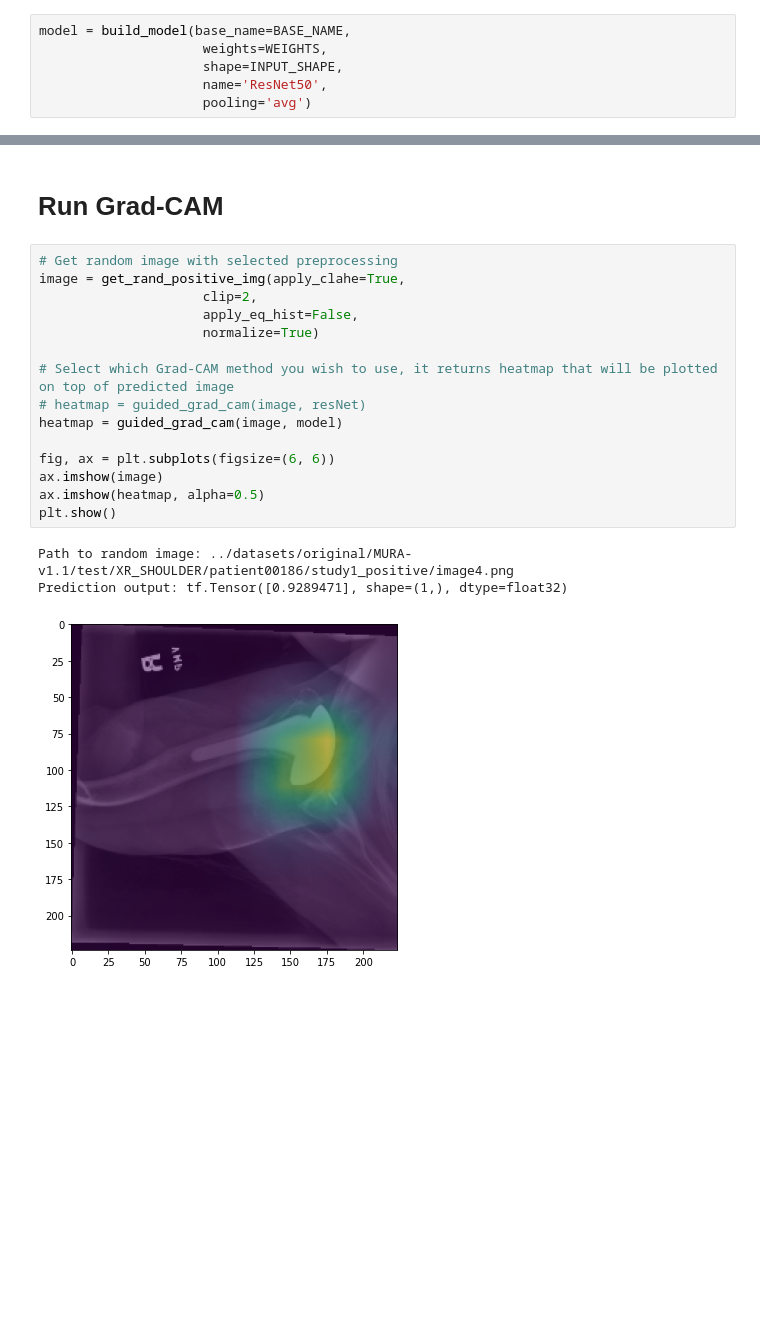
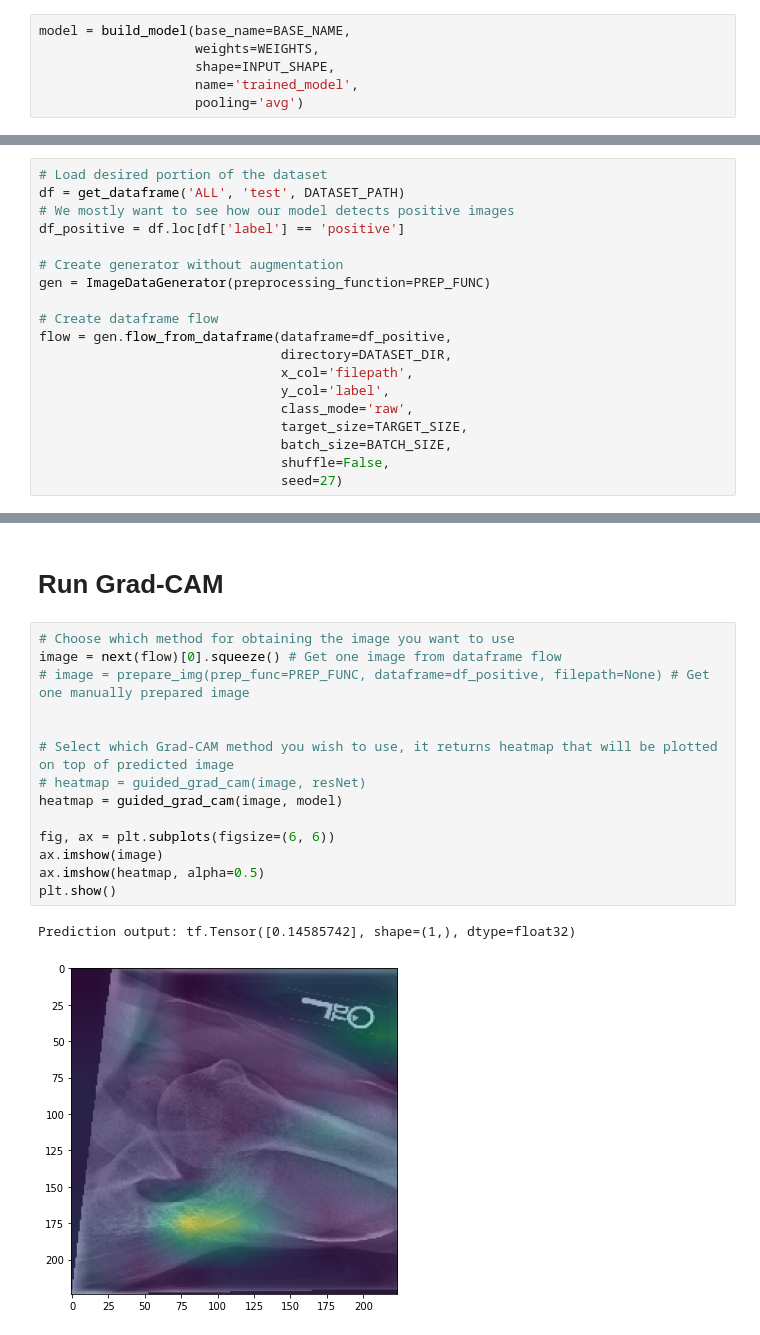
Before and after one commit to k4kTuS/BP_CNN, a Jupyter notebook: src/grad_cam.ipynb, the cells around one changed output, grey strips where cells are left out. Cells and saved outputs as stored; diff of their text form; blank space fills up the shorter version.

Commit message:
Use PIL image loading or generator in grad_cam.ipynb

```diff
--- a/src/grad_cam.ipynb
+++ b/src/grad_cam.ipynb
@@ -29,8 +41,8 @@ TARGET_SIZE = (224, 224) # Image target size, must match the model input
 The choice of model and weights is not limited, Grad-CAM methods are universal
 # %%
 model = build_model(base_name=BASE_NAME,
-                     weights=WEIGHTS,
-                     shape=INPUT_SHAPE,
-                     name='ResNet50',
-                     pooling='avg')
+                    weights=WEIGHTS,
+                    shape=INPUT_SHAPE,
+                    name='trained_model',
+                    pooling='avg')
 # %% [output]
@@ -80,0 +85,19 @@ def get_rand_positive_img(apply_clahe=False, clip=2, apply_eq_hist=False, normal
+# %%
+# Load desired portion of the dataset
+df = get_dataframe('ALL', 'test', DATASET_PATH)
+# We mostly want to see how our model detects positive images
+df_positive = df.loc[df['label'] == 'positive']
+
+# Create generator without augmentation
+gen = ImageDataGenerator(preprocessing_function=PREP_FUNC)
+
+# Create dataframe flow
+flow = gen.flow_from_dataframe(dataframe=df_positive,
+                               directory=DATASET_DIR,
+                               x_col='filepath',
+                               y_col='label',
+                               class_mode='raw',
+                               target_size=TARGET_SIZE,
+                               batch_size=BATCH_SIZE,
+                               shuffle=False,
+                               seed=27)
@@ -81,21 +106,19 @@ def get_rand_positive_img(apply_clahe=False, clip=2, apply_eq_hist=False, normal
 # %% [markdown]
 # Run Grad-CAM
 # %%
-# Get random image with selected preprocessing
-image = get_rand_positive_img(apply_clahe=True,
-                     clip=2,
-                     apply_eq_hist=False,
-                     normalize=True)
+# Choose which method for obtaining the image you want to use
+image = next(flow)[0].squeeze() # Get one image from dataframe flow
+# image = prepare_img(prep_func=PREP_FUNC, dataframe=df_positive, filepath=None) # Get one manually prepared image
+
 
 # Select which Grad-CAM method you wish to use, it returns heatmap that will be plotted on top of predicted image
 # heatmap = guided_grad_cam(image, resNet)
 heatmap = guided_grad_cam(image, model)
 
 fig, ax = plt.subplots(figsize=(6, 6))
 ax.imshow(image)
 ax.imshow(heatmap, alpha=0.5)
 plt.show()
 # %% [output]
-Path to random image: ../datasets/original/MURA-v1.1/test/XR_SHOULDER/patient00186/study1_positive/image4.png
-Prediction output: tf.Tensor([0.9289471], shape=(1,), dtype=float32)
+Prediction output: tf.Tensor([0.14585742], shape=(1,), dtype=float32)
-[figure, old version]
+[figure, new version]
```
Also changed, not shown: parts of 9 cells of this notebook.
